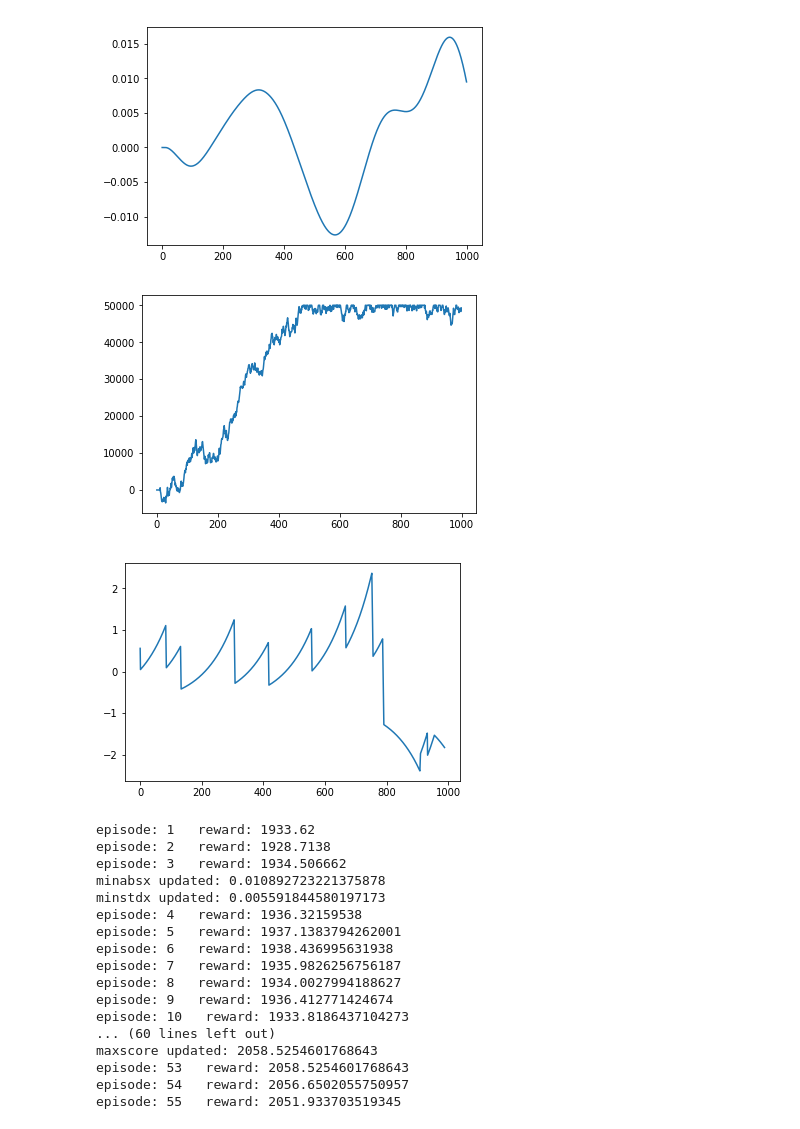
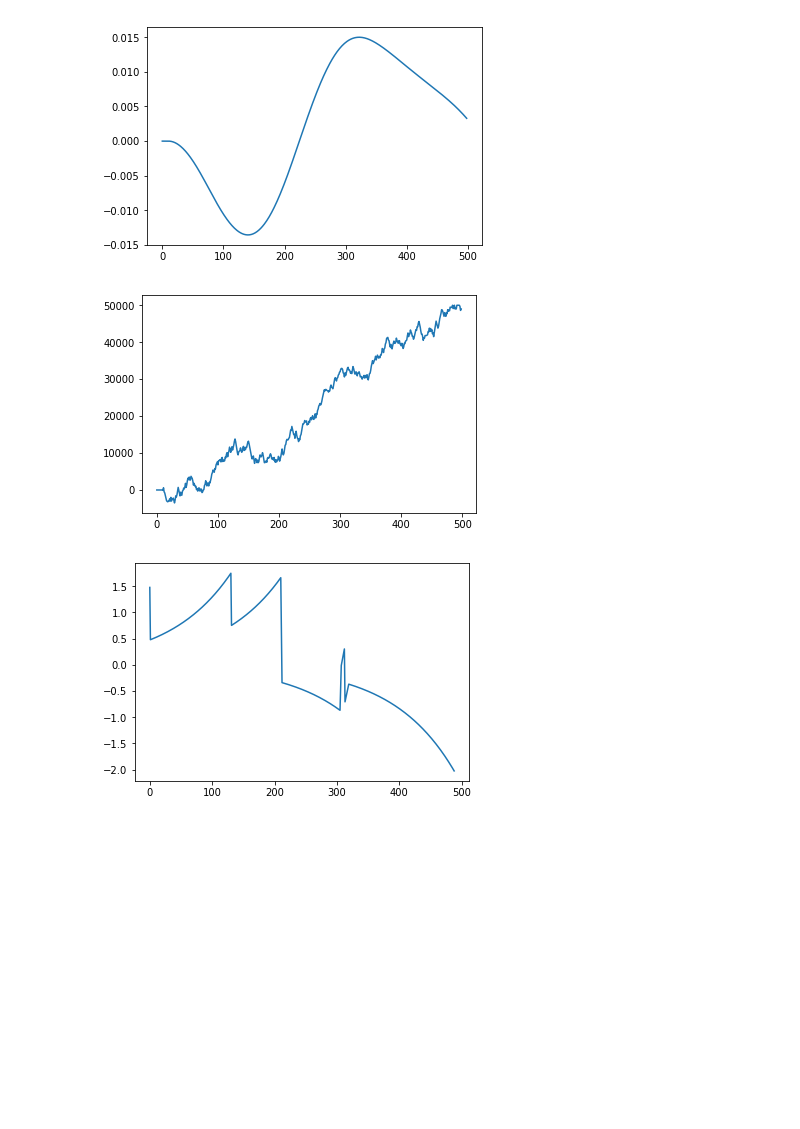
Before and after one commit to Iam5B/2019-RLVibControl, a Jupyter notebook: RLV3.ipynb, the cells around one changed output. Drawn from its saved outputs; the diff is of its cells as text; code cells hidden in the pictures; blank space fills up the shorter version.

```diff
--- a/RLV3.ipynb
+++ b/RLV3.ipynb
@@ -5,7 +5,7 @@ import matplotlib.pyplot as plt
 import random
 %matplotlib inline
 class platform:
-    def __init__(self, steps = 1, controlarr = np.array(range(-1100,1200,100)), maxX = 0.015, minX = 0.001):
+    def __init__(self, N = 5000, steps = 1, controlarr = np.array(range(-1100,1200,100)), maxX = 0.015, minX = 0.001):
         # 平台模拟对象的构造函数
         # 支持设置输入的步数 step
         # 支持传入控制力差分量序列 controlarr
@@ -25,7 +25,7 @@ class platform:
         self.h = 10
         # 时延项
 
-        self.N = 1000
+        self.N = N
         # 时间步数，可以在训练的时候适当缩短来避免无意义的训练部分，比如从一定长度开始就已经只会输出50000，-50000N的力
 
         self.maxX = maxX
@@ -429,7 +429,7 @@ gym: 0.8.0
 import gym
 import matplotlib.pyplot as plt
 
-env = platform(steps=3)
+env = platform(N = 500, steps=3)
 # 初始化平台对象
 # 但是实际上存在一个问题，该代码缺乏波浪力的随机生成过程，一直在用同一组波浪力...
 # 实在没办法可以先自己弄一堆波浪力文件，然后在env.reset()过程中进行随机选取
@@ -449,7 +449,9 @@ minmaxabsx = 2.4
 minstdx = 0.007
 # 模型表现效果的阈值
 
-for i_episode in range(100):
+RL.load_checkpoint()
+
+for i_episode in range(1):
     # episode数
     # 未设计模型暂存与加载功能，可以自己按照需求添加，相关方法已经提供了
 
@@ -534,23 +540,6 @@ episode: 0   reward: 1942.0
 showing...
-[figure, old version]
+[figure, new version]
-[figure, old version]
+[figure, new version]
-[figure, old version]
+[figure, new version]
-episode: 1   reward: 1933.62
-episode: 2   reward: 1928.7138
-episode: 3   reward: 1934.506662
-minabsx updated: 0.010892723221375878
-minstdx updated: 0.005591844580197173
-episode: 4   reward: 1936.32159538
-episode: 5   reward: 1937.1383794262001
-episode: 6   reward: 1938.436995631938
-episode: 7   reward: 1935.9826256756187
-episode: 8   reward: 1934.0027994188627
-episode: 9   reward: 1936.412771424674
-episode: 10   reward: 1933.8186437104273
-... (60 lines left out)
-maxscore updated: 2058.5254601768643
-episode: 53   reward: 2058.5254601768643
-episode: 54   reward: 2056.6502055750957
-episode: 55   reward: 2051.933703519345
 # %%
 # TODO
```
Also changed, not shown: parts of 2 cells of this notebook.
